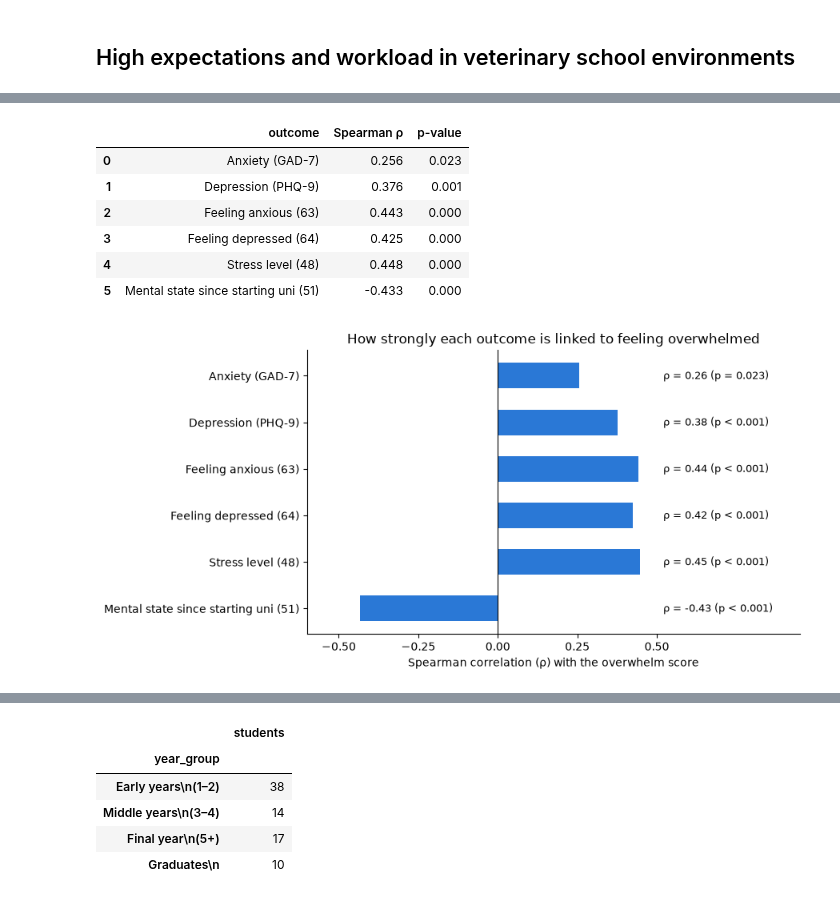
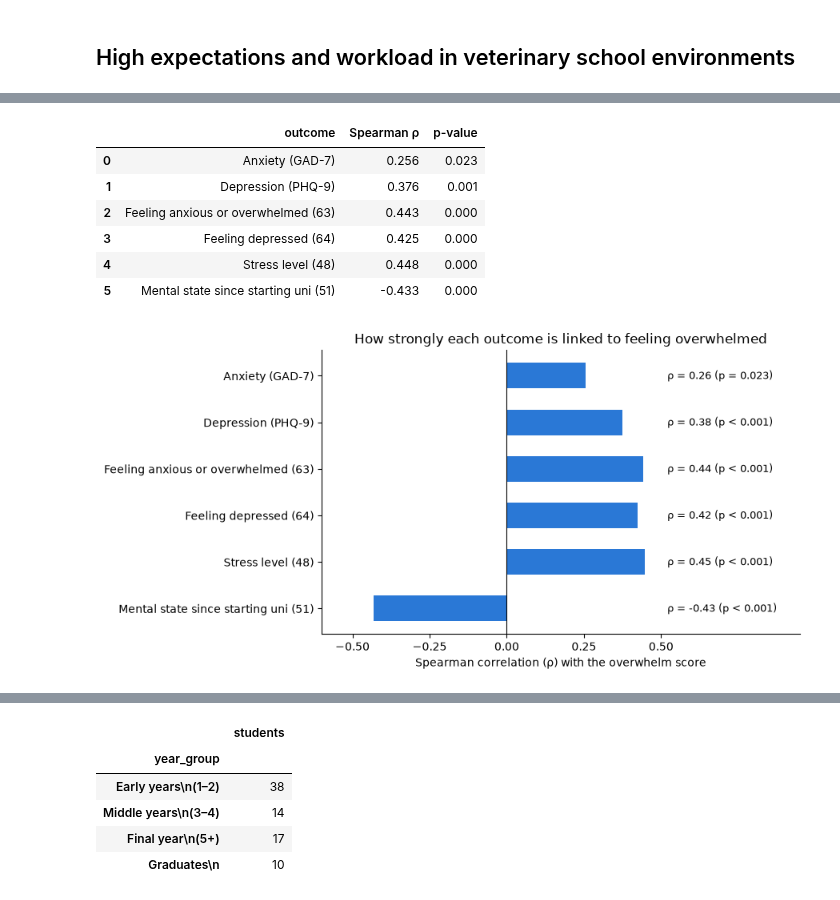
Before and after one commit to CarlaOnate/data-analysis-mental-health-veterinary-medicine-thesis, a Jupyter notebook: eba.ipynb, the cells around one changed output, grey strips where cells are left out. Cells and saved outputs as stored; diff of their text form; code cells hidden in the pictures.

```diff
--- a/eba.ipynb
+++ b/eba.ipynb
@@ -276,12 +507,12 @@ Two students skipped the whole PHQ-9, so the depression graph shows 77 students
 # %%
-PHQ9_COLS = [str(c) for c in range(70, 79)]  # depression items, each 0-3
-GAD7_COLS = [str(c) for c in range(79, 86)]  # anxiety items, each 0-3
-
 def screening_total(items):
     # Prorate when at most one item is missing; otherwise leave the score empty
     answered = items.notna().sum(axis=1)
     total = items.mean(axis=1) * items.shape[1]
     return total.where(answered >= items.shape[1] - 1).round()
+
+print(f"PHQ-9: {(df[PHQ9_COLS].isna().sum(axis=1) == 1).sum()} students prorated (1 item missing), "
+      f"{(df[PHQ9_COLS].isna().sum(axis=1) > 1).sum()} left out (whole questionnaire skipped)")
 
 df["phq9_total"] = screening_total(df[PHQ9_COLS])
 df["gad7_total"] = screening_total(df[GAD7_COLS])
@@ -290,7 +521,7 @@ PHQ9_BANDS = ([-1, 4, 9, 14, 19, 27], ["Minimal (0-4)", "Mild (5-9)", "Moderate
 GAD7_BANDS = ([-1, 4, 9, 14, 21], ["Minimal (0-4)", "Mild (5-9)", "Moderate (10-14)", "Severe (15-21)"])
 
 screenings = [
-    ("Depression", "phq9_total", 27, PHQ9_BANDS),
+    ("Depression (PHQ-9)", "phq9_total", 27, PHQ9_BANDS),
     ("Anxiety (GAD-7)", "gad7_total", 21, GAD7_BANDS),
 ]
 
@@ -372,9 +609,11 @@ df["overwhelm"] = df[OVERWHELM_COLS].mean(axis=1)
 scores = df["overwhelm"].dropna()
 n = len(scores)
 high = (scores >= 4).sum()
-rho = df["26"].corr(df["27"], method="spearman")
+rho, rho_p = stats.spearmanr(df["26"], df["27"], nan_policy="omit")
 print(f"Overwhelm score: n = {n}, average = {scores.mean():.2f}, score ≥ 4: {high} ({high / n:.0%})")
-print(f"Correlation between item 26 and item 27: Spearman ρ = {rho:.2f}")
+print(f"Correlation between item 26 and item 27: Spearman ρ = {rho:.2f}, p = {rho_p:.1e}")
+print(f"Maximum score of 5: {(scores == 5).sum()} students "
+      f"({((df['26'] == 5) & (df['27'] == 5)).sum()} answered 5 to both questions)")
 
 # Number of students at every possible score, including scores nobody got
 levels = [1 + 0.5 * i for i in range(9)]
@@ -418,6 +675,4 @@ This chart compares the **high overwhelm** group (score ≥ 4, 68 students) with
 # %%
-from scipy import stats
-
 HIGH_COLOR = "#4a3aa7"
 LOW_COLOR = "#1baf7a"
 
@@ -427,7 +682,7 @@ print(f"High overwhelm: {df['high_overwhelm'].sum()} students, "
       f"low/moderate overwhelm: {(~df['high_overwhelm']).sum()} students")
 
 QUESTIONS = [
-    ("Feeling anxious\n(63)", "63"),
+    ("Feeling anxious or\noverwhelmed (63)", "63"),
     ("Feeling depressed\n(64)", "64"),
     ("Stress level\n(48)", "48"),
     ("Mental state since uni (51)\n1 = greatly worse, 5 = greatly better", "51"),
@@ -496,7 +763,7 @@ Students who feel more overwhelmed by the workload and expectations of vet schoo
 ALL_OUTCOMES = [
     ("Anxiety (GAD-7)", "gad7_total"),
     ("Depression (PHQ-9)", "phq9_total"),
-    ("Feeling anxious (63)", "63"),
+    ("Feeling anxious or overwhelmed (63)", "63"),
     ("Feeling depressed (64)", "64"),
     ("Stress level (48)", "48"),
     ("Mental state since starting uni (51)", "51"),
@@ -506,35 +773,35 @@ rows = []
 for name, col in ALL_OUTCOMES:
     rho, p = stats.spearmanr(df["overwhelm"], df[col], nan_policy="omit")
     rows.append({"outcome": name, "Spearman ρ": rho, "p-value": p})
 correlations = pd.DataFrame(rows)
 display(correlations.round(3))
 
 fig, ax = plt.subplots(figsize=(9, 4.5))
 y = range(len(ALL_OUTCOMES))
 ax.barh(list(y), correlations["Spearman ρ"], height=0.55, color=ND_COLOR)
 for i, (rho, p) in enumerate(zip(correlations["Spearman ρ"], correlations["p-value"])):
     p_text = "p < 0.001" if p < 0.001 else f"p = {p:.3f}"
     ax.text(0.52, i, f"ρ = {rho:.2f} ({p_text})", va="center", fontsize=9)
 
 ax.axvline(0, color="black", linewidth=0.8)
 ax.set_yticks(list(y), correlations["outcome"])
 ax.invert_yaxis()
 ax.set_xlim(-0.6, 0.95)
 ax.set_xticks([-0.5, -0.25, 0, 0.25, 0.5])
 ax.set_xlabel("Spearman correlation (ρ) with the overwhelm score")
 ax.set_title("How strongly each outcome is linked to feeling overwhelmed")
 ax.spines[["top", "right"]].set_visible(False)
 plt.tight_layout()
 plt.show()
 # %% [output]
 |  | outcome | Spearman ρ | p-value |
 | 0 | Anxiety (GAD-7) | 0.256 | 0.023 |
 | 1 | Depression (PHQ-9) | 0.376 | 0.001 |
-| 2 | Feeling anxious (63) | 0.443 | 0.000 |
+| 2 | Feeling anxious or overwhelmed (63) | 0.443 | 0.000 |
 | 3 | Feeling depressed (64) | 0.425 | 0.000 |
 | 4 | Stress level (48) | 0.448 | 0.000 |
 | 5 | Mental state since starting uni (51) | -0.433 | 0.000 |
-[figure, old version]
+[figure, new version]
 # %% [markdown]
 ## Distress and wellbeing by year of study
 
```
Also changed, not shown: parts of 49 cells of this notebook, 1 other file.
